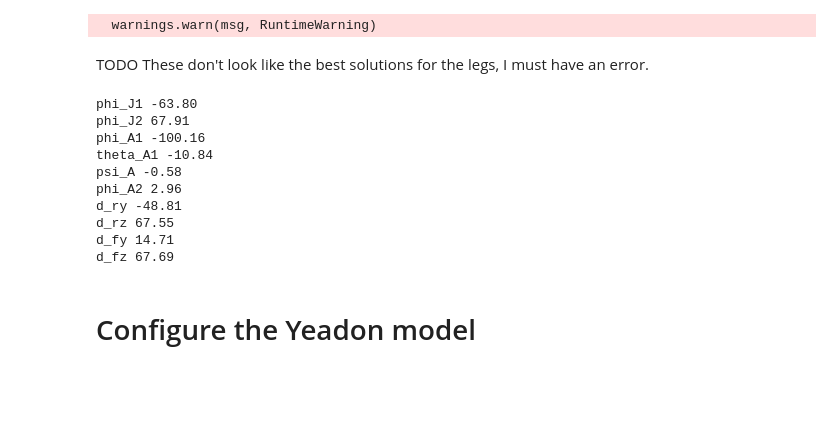
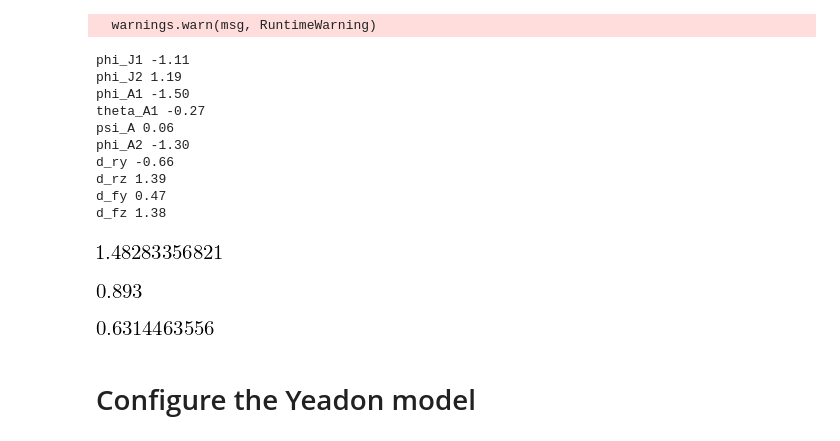
Before and after one commit to chrisdembia/python-yeadon-paper, a Jupyter notebook: src/bicycle_example.ipynb, the cells around one changed output. Drawn from its saved outputs; the diff is of its cells as text; code cells hidden in the pictures; blank space fills up the shorter version.

```diff
--- a/src/bicycle_example.ipynb
+++ b/src/bicycle_example.ipynb
@@ -259,6 +273,6 @@ Furthermore, the positions of the two handlebar vectors must be equal.
 # %%
-bike_param_zero_vector = (handlebar_from_front.pos_from(seat) -
-                          handlebar_from_rear.pos_from(seat))
+bike_param_zero_vector = (grip_defined_from_front.pos_from(seat) -
+                          grip_defined_from_rear.pos_from(seat))
 zero5 = me.dot(bike_param_zero_vector, yeadon_rf.y)
 zero6 = me.dot(bike_param_zero_vector, yeadon_rf.z)
 # %%
@@ -279,12 +290,10 @@ left_grip = rear_wheel_center.locatenew('hb', handle_width / 2 * yeadon_rf.x +
 # %% [markdown]
 Finally, we generate equations to solve for the arm angles with the additional assumption that the plane defined by axis of the upper arm is always parallel to the ground, $XY$ plane.
 # %%
-leg_zero_vector = hand.pos_from(origin) - left_grip.pos_from(origin)
-zero7 = me.dot(leg_zero_vector, yeadon_rf.x)
-zero8 = me.dot(leg_zero_vector, yeadon_rf.y)
-zero9 = me.dot(leg_zero_vector, yeadon_rf.z)
-# arm x unit vector is orthogonal to Yeadon z unit vector (i.e. parallel to the ground)
-zero10 = me.dot(left_upper_arm.x, yeadon_rf.z)
+arm_zero_vector = hand.pos_from(origin) - grip_defined_from_rear.pos_from(origin)
+zero7 = me.dot(arm_zero_vector, yeadon_rf.x)
+zero8 = me.dot(arm_zero_vector, yeadon_rf.y)
+zero9 = me.dot(arm_zero_vector, yeadon_rf.z)
 # %%
 zero7.trigsimp()
 # %% [output]
@@ -341,11 +354,12 @@ Bicycle measurements:
 # %% [markdown]
 Here we list all the known measurements, as well as all the unknowns for which we are solving. Note that the order is important.
 # %%
-unknown_symbols = PJ1flexion, J1J2flexion, CA1elevation, CA1abduction, CA1rotation, A1A2flexion, d_ry, d_rz, d_fy, d_fz
+unknown_symbols = (PJ1flexion, J1J2flexion, CA1elevation, CA1abduction, CA1rotation, A1A2flexion,
+                   d_ry, d_rz, d_fy, d_fz)
 
 bicycle_measurement_symbols = (seat_tube_length, seat_post_length, seat_tube_angle, chain_stay_length,
                                front_wheel_radius, rear_wheel_radius, bottom_bracket_height, handle_width,
-                               wheelbase, front_to_grip, rear_to_grip)
+                               wheelbase, front_to_grip_distance, rear_to_grip_distance)
 
 human_measurement_symbols = Lj3L, Lj5L, Lj6L, Ls4L, shoulder_width, La2L, La4L, La5L, somersault
 
@@ -394,7 +409,7 @@ g_A1A2flexion = -np.deg2rad(40.0)
 g_dry = -n_LhbR * np.cos(np.deg2rad(30.0))
 g_drz = n_LhbR * np.sin(np.deg2rad(30.0))
 g_dfy = n_LhbF * np.cos(np.deg2rad(45.0))
-g_dfz = n_LhbF * np.cos(np.deg2rad(45.0))
+g_dfz = n_LhbF * np.sin(np.deg2rad(45.0))
 
 guess = [g_PJ1flexion, g_J1J2flexion, g_CA1elevation, g_CA1abduction, g_CA1rotation, g_A1A2flexion,
          g_dry, g_drz, g_dfy, g_dfz]
@@ -424,22 +439,32 @@ def my_nonlinear_function(unknowns, knowns):
 solution = fsolve(my_nonlinear_function, guess, args)
 # %% [output]
   warnings.warn(msg, RuntimeWarning)
-# %% [markdown]
-TODO These don't look like the best solutions for the legs, I must have an error.
 # %%
-for s, v in zip(unknown_symbols, np.rad2deg(solution)):
+for s, v in zip(unknown_symbols, solution):
     print('{} {:1.2f}'.format(s, v))
 # %% [output]
-phi_J1 -63.80
-phi_J2 67.91
-phi_A1 -100.16
-theta_A1 -10.84
-psi_A -0.58
-phi_A2 2.96
-d_ry -48.81
-d_rz 67.55
-d_fy 14.71
-d_fz 67.69
+phi_J1 -1.11
+phi_J2 1.19
+phi_A1 -1.50
+theta_A1 -0.27
+psi_A 0.06
+phi_A2 -1.30
+d_ry -0.66
+d_rz 1.39
+d_fy 0.47
+d_fz 1.38
+# %%
+np.sqrt((n_whb / 2) ** 2 + solution[-1] ** 2 + solution[-2] ** 2)
+# %% [output]
+[figure, added]
+# %%
+n_LhbF
+# %% [output]
+[figure, added]
+# %%
+g_dfz
+# %% [output]
+[figure, added]
 # %% [markdown]
 # Configure the Yeadon model
 # %% [markdown]
```
Also changed, not shown: parts of 40 cells of this notebook.
